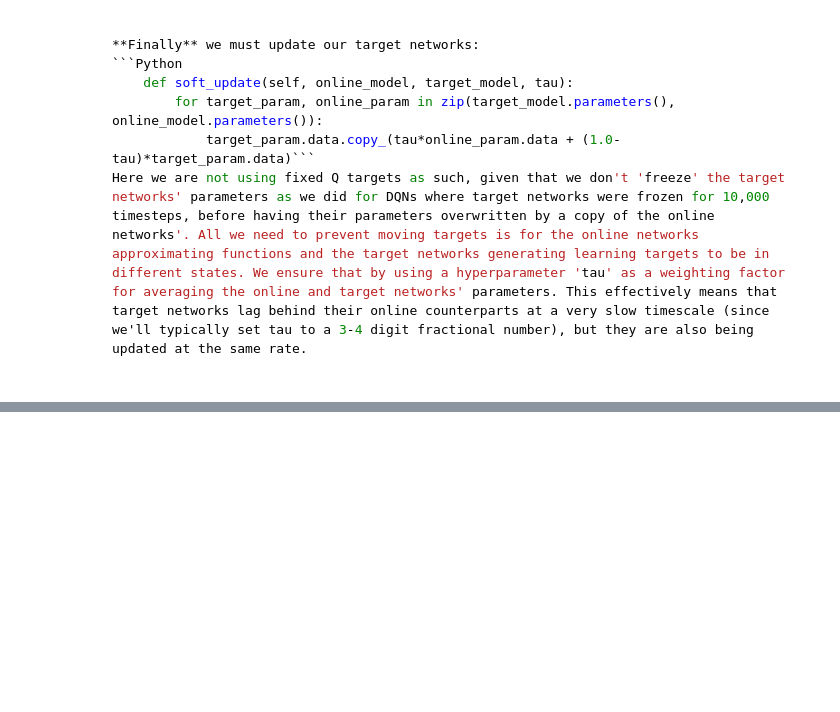
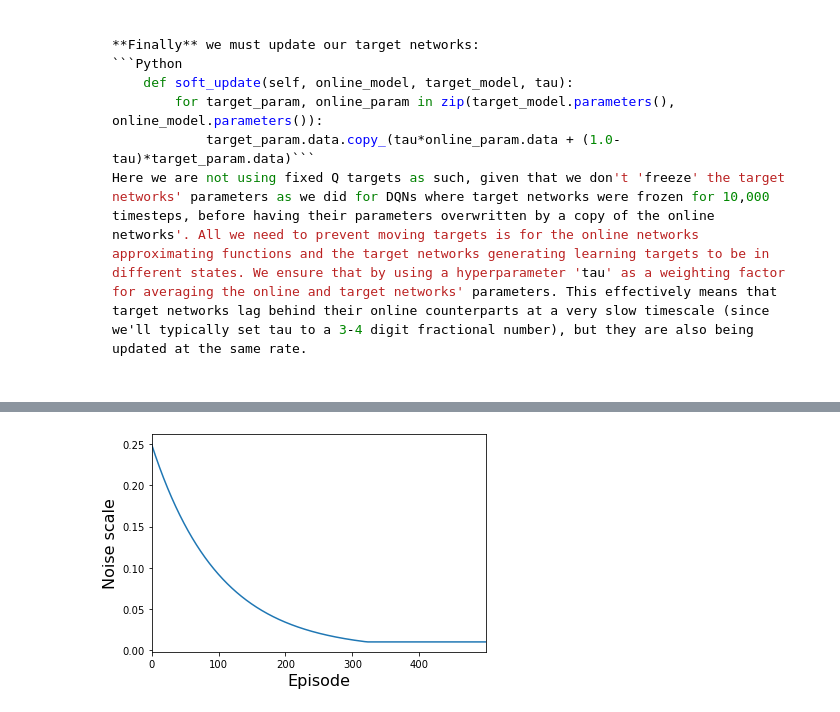
Before and after one commit to andrefmsmith/drlnd_ContinuousCtrlSubmission, a Jupyter notebook: Report.ipynb, the cells around one changed output, grey strips where cells are left out. Saved outputs shown, nothing was run; the diff lists cells and outputs as text; code cells hidden in the pictures; blank space fills up the shorter version.

```diff
--- a/Report.ipynb
+++ b/Report.ipynb
@@ -364,0 +315,12 @@ Total score this episode: 34.98
+# %%
+import matplotlib.pyplot as plt
+import math
+plt.plot([max(0.01, 0.25*0.99999**t) for t in range(1000000)]);
+plt.xlim((0,500000));
+plt.xticks(range(0,500000,100000), labels=range(0,500,100));
+plt.xlabel('Episode', size=16);
+plt.ylabel('Noise scale', size=16);
+
+## Each episode is 1,000 timesteps therefore episode number = timestep/1000
+# %% [output]
+[figure, added]
```
Also changed, not shown: parts of 16 cells of this notebook.
